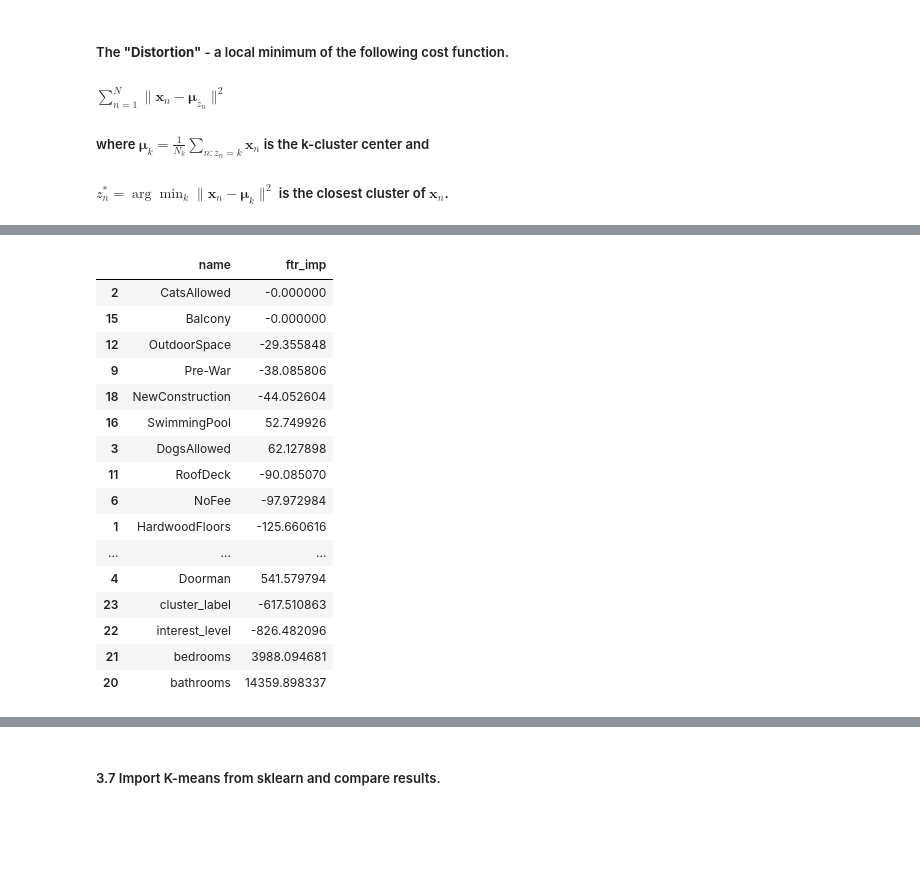
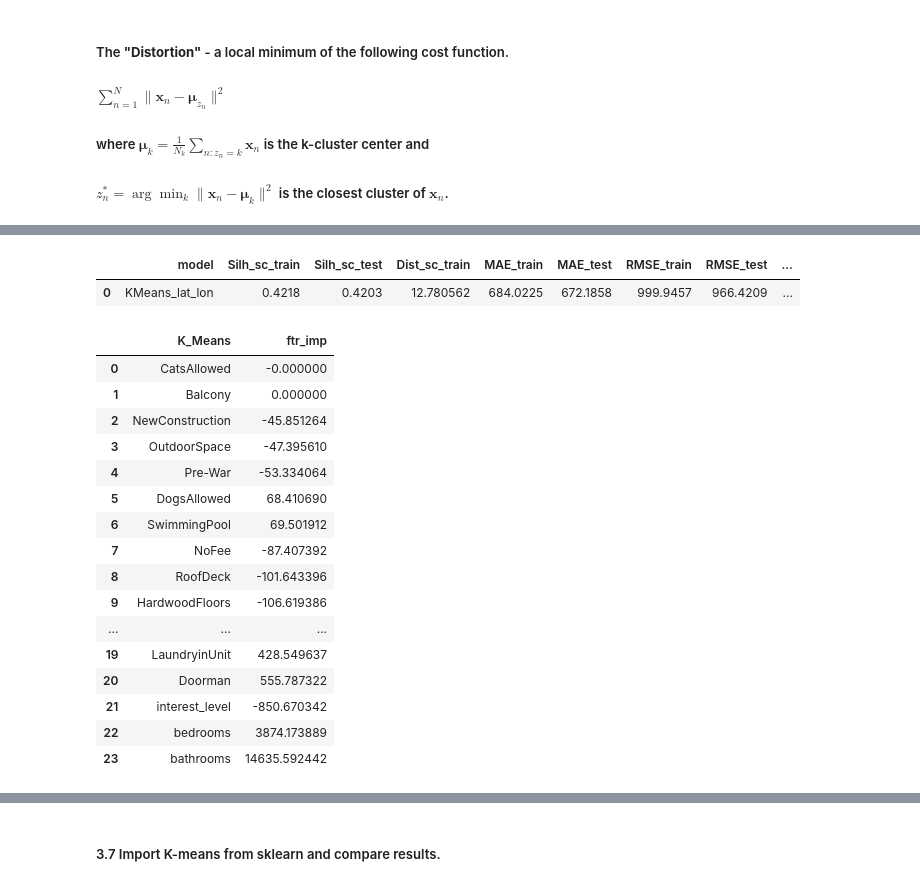
Before and after one commit to TimurOsmanov/s21, a Jupyter notebook: ML/ML7_Clustering_algorithms/src/ML7.ipynb, the cells around one changed output, grey strips where cells are left out. Saved outputs shown, nothing was run; the diff lists cells and outputs as text; code cells hidden in the pictures; blank space fills up the shorter version.

```diff
--- a/ML/ML7_Clustering_algorithms/src/ML7.ipynb
+++ b/ML/ML7_Clustering_algorithms/src/ML7.ipynb
@@ -143,9 +223,16 @@ class K_Means():
 # %% [markdown]
 ##### 3.2 Fit cluster algorithm with 30 clusters on 'longitude' and 'latitude' features, make prediction for training and test samples.
 # %%
-cluster_model = KMeans(n_clusters=30, random_state=42)
-cluster_model.fit(train_df[['latitude', 'longitude']])
-train_df['cluster_label'] = cluster_model.predict(train_df[['latitude', 'longitude']])
-test_df['cluster_label'] = cluster_model.predict(test_df[['latitude', 'longitude']])
+def fit_cluster_model(model):
+    model.fit(train_df[['latitude', 'longitude']].values)
+    train_df['cluster_label'] = model.predict(train_df[['latitude', 'longitude']])
+    test_df['cluster_label'] = model.predict(test_df[['latitude', 'longitude']])
+
+    return model
+
+
+cluster_model = fit_cluster_model(
+    model=K_Means(n_clusters=30, random_state=42, n_init=20)
+)
 # %% [markdown]
 ##### 3.3 Compute Silhouette score and Distortion.
@@ -167,6 +284,3 @@ def distortion_score(
 
 ![Hidden Markov models for malware classification](../misc/images/hidden_markov_models_for_malware_classification.png)
 ##### What does it mean? This coefficient varies between -1 and +1. <br>If it is +1, the instance is close to all members of its cluster and far from other clusters; <br>a value of 0 means it is close to a cluster boundary; <br>and a value of -1 means it may be in the wrong cluster. <br>(The best value is 1 and the worst value is -1. Values near 0 indicate overlapping clusters - sklearn*) <br>Then it is possible to calculate the **silhouette score** of a clustering K as the average silhouette coefficient over all samples.
-# %%
-def silhouette_score(X: pd.DataFrame, labels: list):
-    pass
@@ -252,25 +402,39 @@ display(
+# %%
+pd.DataFrame(metrics)
+# %% [output]
+|  | model | Silh_sc_train | Silh_sc_test | Dist_sc_train | MAE_train | MAE_test | RMSE_train | RMSE_test | ... |
+| 0 | KMeans_lat_lon | 0.4218 | 0.4203 | 12.780562 | 684.0225 | 672.1858 | 999.9457 | 966.4209 | ... |
 # %%
-feature_importance = pd.DataFrame()
-feature_importance['name'] = features + ['cluster_label']
-feature_importance['ftr_imp'] = model.coef_
 
-feature_importance = feature_importance.sort_values(by='ftr_imp', key=abs)
-feature_importance
+def calc_feature_importance(res_table: pd.DataFrame, model_name: str, model):
+    feature_importance: pd.DataFrame = pd.DataFrame()
+    feature_importance[model_name] = features + ['cluster_label']
+    feature_importance['ftr_imp'] = model.coef_
+    feature_importance = feature_importance.sort_values(by='ftr_imp', key=abs)
+
+    return pd.concat([res_table, feature_importance.reset_index(drop=True)], axis=1)
+
+f_imp_res_table = calc_feature_importance(
+    res_table=f_imp_res_table,
+    model_name="K_Means",
+    model=model
+)
+f_imp_res_table
 # %% [output]
-|  | name | ftr_imp |
-| 2 | CatsAllowed | -0.000000 |
-| 15 | Balcony | -0.000000 |
-| 12 | OutdoorSpace | -29.355848 |
-| 9 | Pre-War | -38.085806 |
-| 18 | NewConstruction | -44.052604 |
-| 16 | SwimmingPool | 52.749926 |
-| 3 | DogsAllowed | 62.127898 |
-| 11 | RoofDeck | -90.085070 |
-| 6 | NoFee | -97.972984 |
-| 1 | HardwoodFloors | -125.660616 |
+|  | K_Means | ftr_imp |
+| 0 | CatsAllowed | -0.000000 |
+| 1 | Balcony | 0.000000 |
+| 2 | NewConstruction | -45.851264 |
+| 3 | OutdoorSpace | -47.395610 |
+| 4 | Pre-War | -53.334064 |
+| 5 | DogsAllowed | 68.410690 |
+| 6 | SwimmingPool | 69.501912 |
+| 7 | NoFee | -87.407392 |
+| 8 | RoofDeck | -101.643396 |
+| 9 | HardwoodFloors | -106.619386 |
 | ... | ... | ... |
-| 4 | Doorman | 541.579794 |
-| 23 | cluster_label | -617.510863 |
-| 22 | interest_level | -826.482096 |
-| 21 | bedrooms | 3988.094681 |
-| 20 | bathrooms | 14359.898337 |
+| 19 | LaundryinUnit | 428.549637 |
+| 20 | Doorman | 555.787322 |
+| 21 | interest_level | -850.670342 |
+| 22 | bedrooms | 3874.173889 |
+| 23 | bathrooms | 14635.592442 |
```
Also changed, not shown: parts of 21 cells of this notebook.
